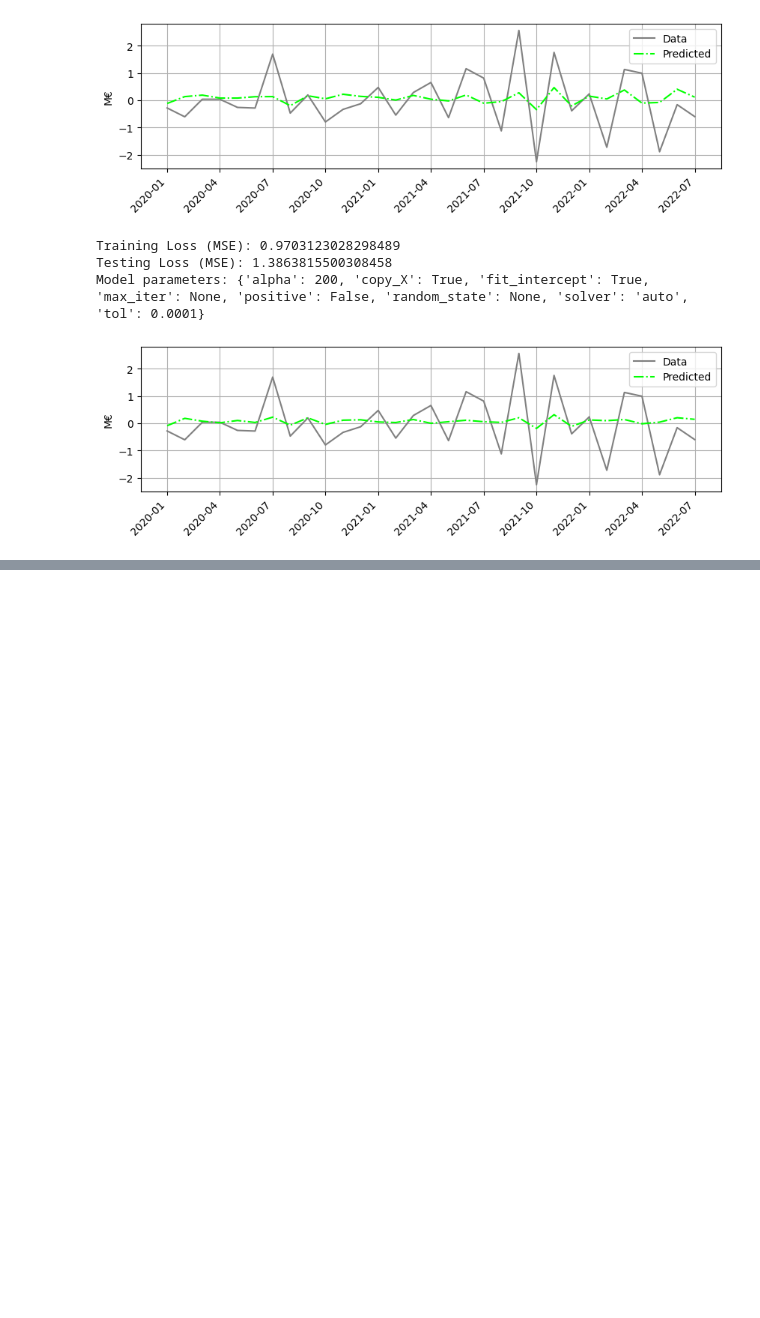
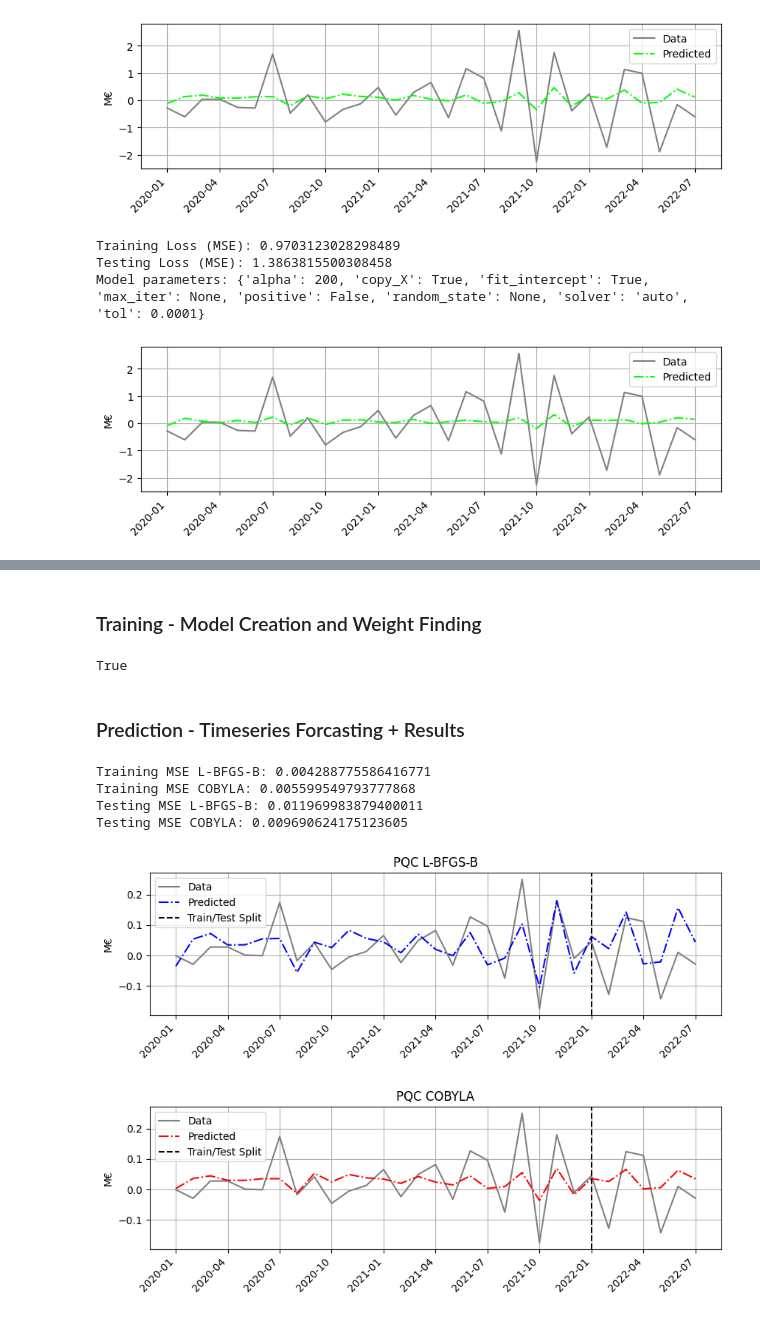
Before and after one commit to ElioDiNino/CPEN400Q-Project, a Jupyter notebook: src/demo.ipynb, the cells around one changed output, grey strips where cells are left out. Drawn from its saved outputs; the diff is of its cells as text; code cells hidden in the pictures; blank space fills up the shorter version.

Commit message:
feat(pqc): migrated code into demo file and added optional parameters to graph plotter

```diff
--- a/src/demo.ipynb
+++ b/src/demo.ipynb
@@ -66,0 +98,75 @@ Model parameters: {'alpha': 200, 'copy_X': True, 'fit_intercept': True, 'max_ite
+# %% [markdown]
+### Training - Model Creation and Weight Finding
+# %%
+N_WIRES = 12
+N_LAYERS = 2
+
+# Create LBFGS-B model
+pqc_model_lbfgsb = PQC_Forecast(
+    n_wires=N_WIRES, n_layers=N_LAYERS, optimizer="L-BFGS-B"
+)
+# Create the COBYLA model
+pqc_model_cobyla = PQC_Forecast(
+    n_wires=N_WIRES, n_layers=N_LAYERS, optimizer="COBYLA"
+)
+
+# load weights - since training takes 30+ minutes
+pqc_model_lbfgsb.load_weights("../weights/pqc_weights_lbfgsb.npy")
+pqc_model_cobyla.load_weights("../weights/pqc_weights_cobyla.npy")
+# %% [output]
+True
+# %% [markdown]
+### Prediction - Timeseries Forcasting + Results
+# %%
+# Predict the dataset as whole
+predictions_L = pqc_model_lbfgsb.predict(X)
+predictions_C = pqc_model_cobyla.predict(X)
+
+# Compute the Training MSE with processed data
+mse_L = np.mean((predictions_L[:train_test_split_index] - train_y) ** 2)
+mse_C = np.mean((predictions_C[:train_test_split_index] - train_y) ** 2)
+print(f"Training MSE L-BFGS-B: {mse_L}")
+print(f"Training MSE COBYLA: {mse_C}")
+# Compute Testing MSE
+mse_L = np.mean((predictions_L[train_test_split_index:] - test_y) ** 2)
+mse_C = np.mean((predictions_C[train_test_split_index:] - test_y) ** 2)
+print(f"Testing MSE L-BFGS-B: {mse_L}")
+print(f"Testing MSE COBYLA: {mse_C}")
+# %% [output]
+Training MSE L-BFGS-B: 0.004288775586416771
+Training MSE COBYLA: 0.005599549793777868
+Testing MSE L-BFGS-B: 0.011969983879400011
+Testing MSE COBYLA: 0.009690624175123605
+# %%
+# Post process the predictions
+predictions_L = PQC_Forecast.post_process_data(
+    predictions_L, min_value, max_value, initial_value
+)
+predictions_C = PQC_Forecast.post_process_data(
+    predictions_C, min_value, max_value, initial_value
+)
+# Post process y
+y = PQC_Forecast.post_process_data(y, min_value, max_value, initial_value)
+
+# Plot the results
+plot_sales_growth(
+    date(2020, 1, 1),
+    y,
+    predictions_L,
+    pred_linestyle="-.",
+    pred_color="blue",
+    title="PQC L-BFGS-B",
+    train_test_split=train_test_split_index,
+)
+plot_sales_growth(
+    date(2020, 1, 1),
+    y,
+    predictions_C,
+    pred_linestyle="-.",
+    pred_color="red",
+    title="PQC COBYLA",
+    train_test_split=train_test_split_index,
+)
+# %% [output]
+[figure, added]
+[figure, added]
```
Also changed, not shown: parts of 5 cells of this notebook, 1 other file.
